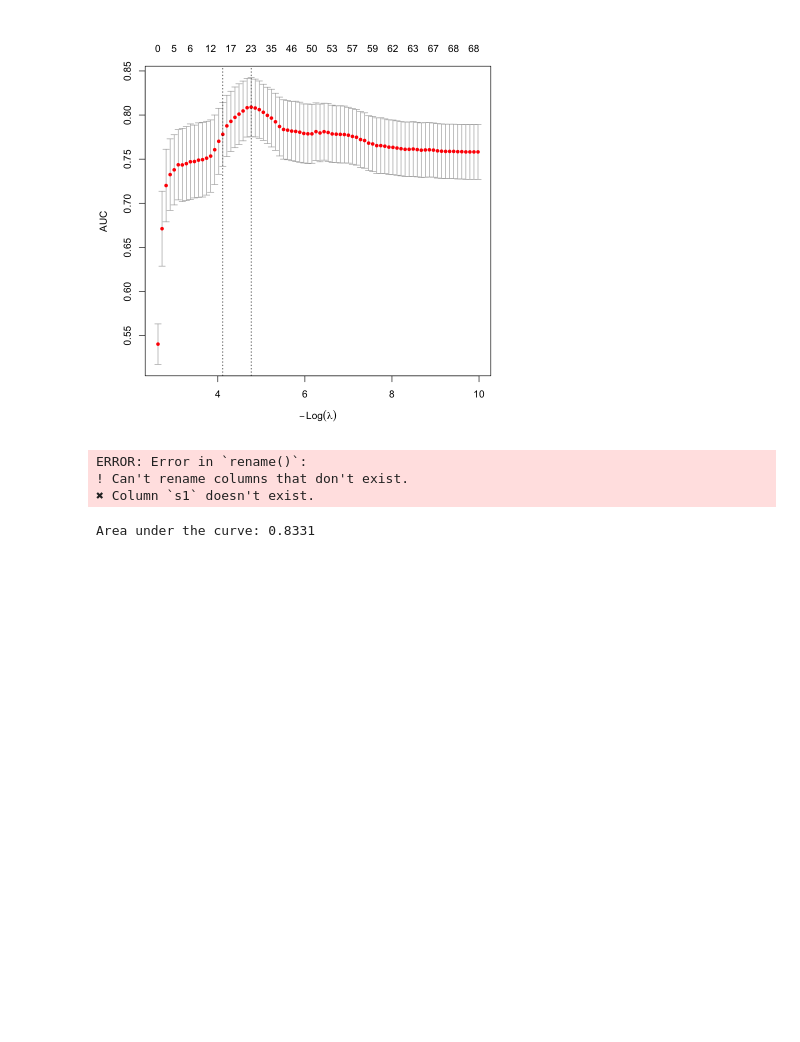
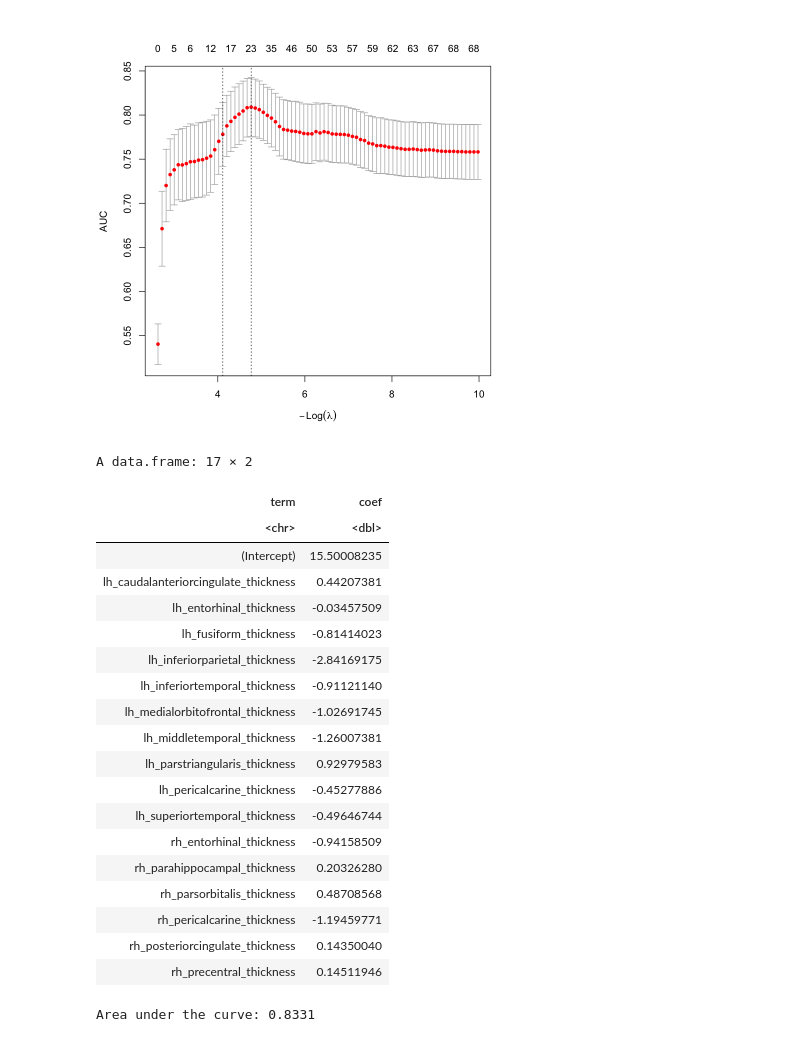
Before and after one commit to ACastellana0629/AD_onboarding, a Jupyter notebook: R_analysis/Analysis.ipynb, the cells around one changed output. Saved outputs shown, nothing was run; the diff lists cells and outputs as text; code cells hidden in the pictures; blank space fills up the shorter version.

Commit message:
got results for LASSO.

```diff
--- a/R_analysis/Analysis.ipynb
+++ b/R_analysis/Analysis.ipynb
@@ -2130,25 +2165,45 @@ max(cv_lasso$cvm, na.rm = TRUE)
 [1] 0.01632307
 [1] 0.8089379
 [figure]
-# %%
-# ============================================================
-# Step 21c: Variables selected by lasso
-# Using lambda.1se = more conservative / easier to explain
-# ============================================================
-
-lasso_coef <- coef(cv_lasso, s = "lambda.1se")
-
-lasso_coef_df <- as.matrix(lasso_coef) %>%
-  as.data.frame() %>%
-  tibble::rownames_to_column("term") %>%
-  rename(coef = s1) %>%
-  filter(coef != 0)
-
-lasso_coef_df
-# %% [output]
-ERROR: Error in `rename()`:
-! Can't rename columns that don't exist.
-✖ Column `s1` doesn't exist.
+# %%
+# ============================================================
+# Step 21c: Variables selected by lasso
+# Using lambda.1se = more conservative / easier to explain
+# ============================================================
+
+lasso_coef <- coef(cv_lasso, s = "lambda.1se")
+
+lasso_coef_df <- as.matrix(lasso_coef) %>%
+  as.data.frame() %>%
+  tibble::rownames_to_column("term")
+
+names(lasso_coef_df)[2] <- "coef"
+
+lasso_coef_df <- lasso_coef_df %>%
+  filter(coef != 0)
+
+lasso_coef_df
+# %% [output]
+A data.frame: 17 × 2
+| term | coef |
+| <chr> | <dbl> |
+| (Intercept) | 15.50008235 |
+| lh_caudalanteriorcingulate_thickness | 0.44207381 |
+| lh_entorhinal_thickness | -0.03457509 |
+| lh_fusiform_thickness | -0.81414023 |
+| lh_inferiorparietal_thickness | -2.84169175 |
+| lh_inferiortemporal_thickness | -0.91121140 |
+| lh_medialorbitofrontal_thickness | -1.02691745 |
+| lh_middletemporal_thickness | -1.26007381 |
+| lh_parstriangularis_thickness | 0.92979583 |
+| lh_pericalcarine_thickness | -0.45277886 |
+| lh_superiortemporal_thickness | -0.49646744 |
+| rh_entorhinal_thickness | -0.94158509 |
+| rh_parahippocampal_thickness | 0.20326280 |
+| rh_parsorbitalis_thickness | 0.48708568 |
+| rh_pericalcarine_thickness | -1.19459771 |
+| rh_posteriorcingulate_thickness | 0.14350040 |
+| rh_precentral_thickness | 0.14511946 |
 # %%
 # ============================================================
 # Step 21d: Lasso predicted probabilities and AUC
```
Also changed, not shown: parts of 3 cells of this notebook.
